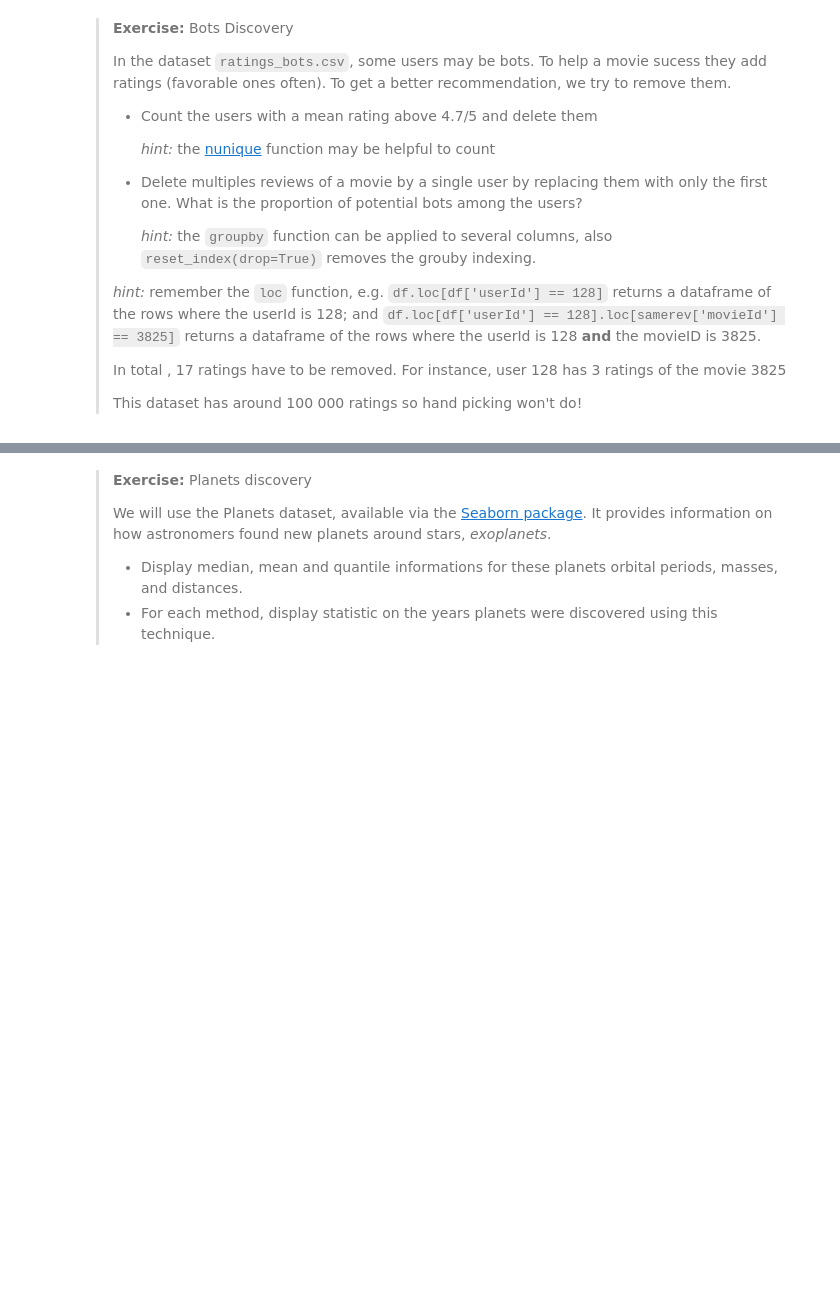
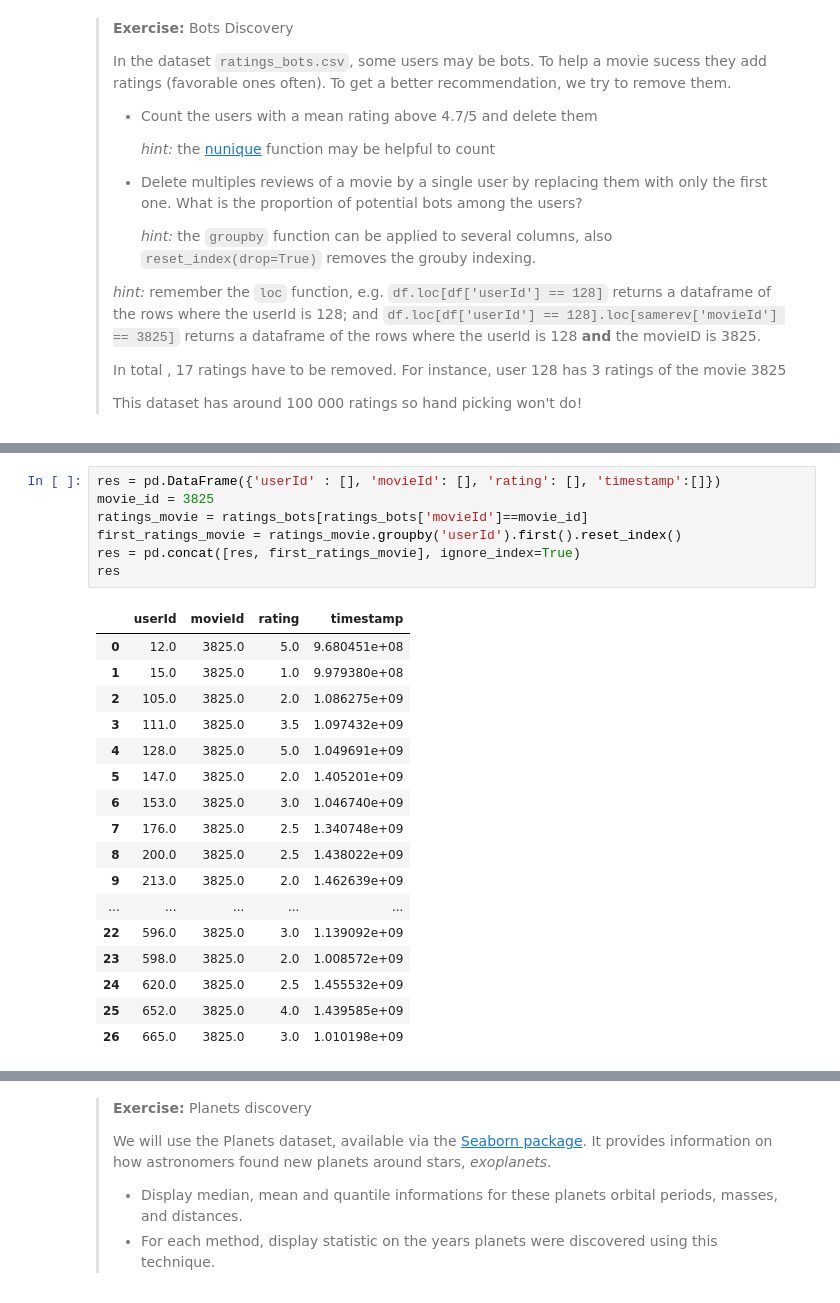
Before and after one commit to malnoe/Introduction-to-Python-for-Data-Sciences, a Jupyter notebook: 3-2_Dataframes.ipynb, the cells around one changed output, grey strips where cells are left out. Saved outputs shown, nothing was run; the diff lists cells and outputs as text; blank space fills up the shorter version.

```diff
--- a/3-2_Dataframes.ipynb
+++ b/3-2_Dataframes.ipynb
@@ -597,0 +625,25 @@ ratings_bots = pd.read_csv('data/ml-small/ratings_bots.csv')
+# %%
+res = pd.DataFrame({'userId' : [], 'movieId': [], 'rating': [], 'timestamp':[]})
+movie_id = 3825
+ratings_movie = ratings_bots[ratings_bots['movieId']==movie_id]
+first_ratings_movie = ratings_movie.groupby('userId').first().reset_index()
+res = pd.concat([res, first_ratings_movie], ignore_index=True)
+res
+# %% [output]
+|  | userId | movieId | rating | timestamp |
+| 0 | 12.0 | 3825.0 | 5.0 | 9.680451e+08 |
+| 1 | 15.0 | 3825.0 | 1.0 | 9.979380e+08 |
+| 2 | 105.0 | 3825.0 | 2.0 | 1.086275e+09 |
+| 3 | 111.0 | 3825.0 | 3.5 | 1.097432e+09 |
+| 4 | 128.0 | 3825.0 | 5.0 | 1.049691e+09 |
+| 5 | 147.0 | 3825.0 | 2.0 | 1.405201e+09 |
+| 6 | 153.0 | 3825.0 | 3.0 | 1.046740e+09 |
+| 7 | 176.0 | 3825.0 | 2.5 | 1.340748e+09 |
+| 8 | 200.0 | 3825.0 | 2.5 | 1.438022e+09 |
+| 9 | 213.0 | 3825.0 | 2.0 | 1.462639e+09 |
+| ... | ... | ... | ... | ... |
+| 22 | 596.0 | 3825.0 | 3.0 | 1.139092e+09 |
+| 23 | 598.0 | 3825.0 | 2.0 | 1.008572e+09 |
+| 24 | 620.0 | 3825.0 | 2.5 | 1.455532e+09 |
+| 25 | 652.0 | 3825.0 | 4.0 | 1.439585e+09 |
+| 26 | 665.0 | 3825.0 | 3.0 | 1.010198e+09 |
```
Also changed, not shown: parts of 5 cells of this notebook, 22 other files.
